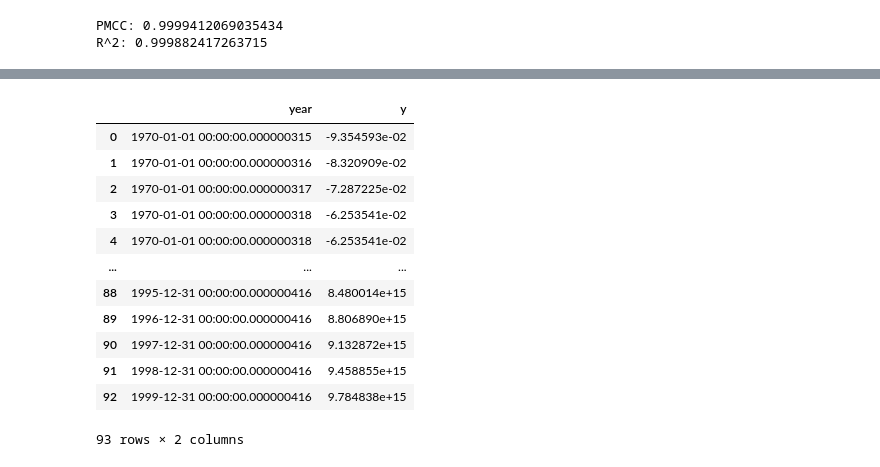
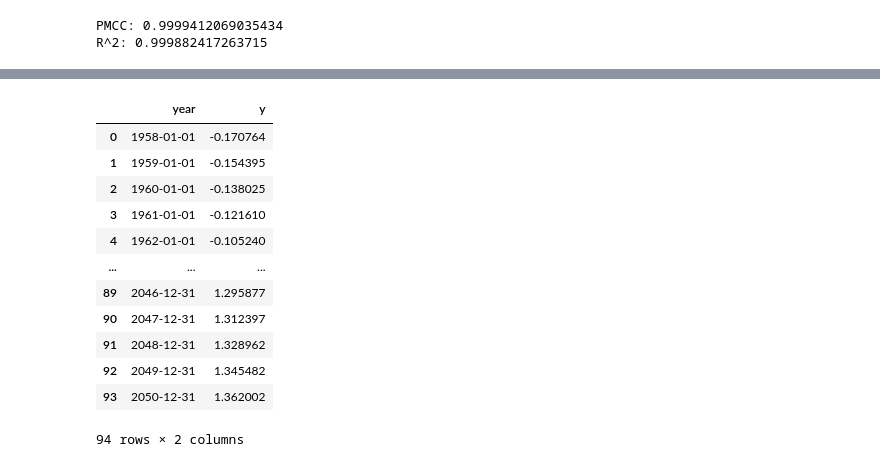
Before and after one commit to akioweh/The-HiMCM, a Jupyter notebook: py/main.ipynb, the cells around one changed output, grey strips where cells are left out. Saved outputs shown, nothing was run; the diff lists cells and outputs as text; code cells hidden in the pictures.

```diff
--- a/py/main.ipynb
+++ b/py/main.ipynb
@@ -219,6 +221,7 @@ R^2: 0.999882417263715
 # %%
 M3 = temp_df.copy()
 M3.columns = ['ds', 'y']
+M3['ds'] = pd.to_datetime(M3.ds, format='%Y')
 # %%
 P = Prophet(yearly_seasonality=False)
 P.fit(M3)
@@ -230,20 +233,20 @@ P.fit(M3)
 future_df = P.make_future_dataframe(periods=30, freq='Y')
 forecast_df = P.predict(future_df)
 # %%
-ct_pred_prophet_dr = forecast_df[['ds', 'yhat']]
-ct_pred_prophet_dr.columns = ['year', 'y']
-ct_pred_prophet_dr
+temp_pred_prophet_df = forecast_df[['ds', 'yhat']]
+temp_pred_prophet_df.columns = ['year', 'y']
+temp_pred_prophet_df
 # %% [output]
 |  | year | y |
-| 0 | 1970-01-01 00:00:00.000000315 | -9.354593e-02 |
-| 1 | 1970-01-01 00:00:00.000000316 | -8.320909e-02 |
-| 2 | 1970-01-01 00:00:00.000000317 | -7.287225e-02 |
-| 3 | 1970-01-01 00:00:00.000000318 | -6.253541e-02 |
-| 4 | 1970-01-01 00:00:00.000000318 | -6.253541e-02 |
+| 0 | 1958-01-01 | -0.170764 |
+| 1 | 1959-01-01 | -0.154395 |
+| 2 | 1960-01-01 | -0.138025 |
+| 3 | 1961-01-01 | -0.121610 |
+| 4 | 1962-01-01 | -0.105240 |
 | ... | ... | ... |
-| 88 | 1995-12-31 00:00:00.000000416 | 8.480014e+15 |
-| 89 | 1996-12-31 00:00:00.000000416 | 8.806890e+15 |
-| 90 | 1997-12-31 00:00:00.000000416 | 9.132872e+15 |
-| 91 | 1998-12-31 00:00:00.000000416 | 9.458855e+15 |
-| 92 | 1999-12-31 00:00:00.000000416 | 9.784838e+15 |
+| 89 | 2046-12-31 | 1.295877 |
+| 90 | 2047-12-31 | 1.312397 |
+| 91 | 2048-12-31 | 1.328962 |
+| 92 | 2049-12-31 | 1.345482 |
+| 93 | 2050-12-31 | 1.362002 |
-93 rows × 2 columns
+94 rows × 2 columns
```
Also changed, not shown: parts of 10 cells of this notebook.
